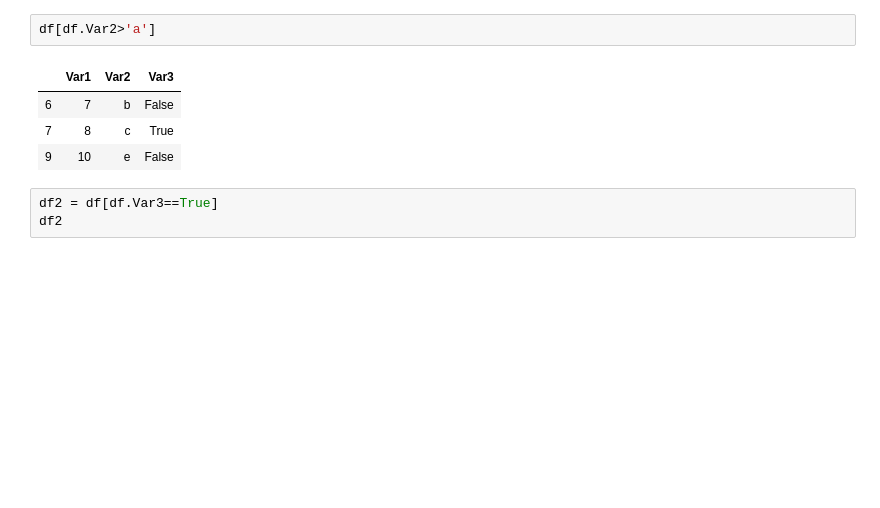
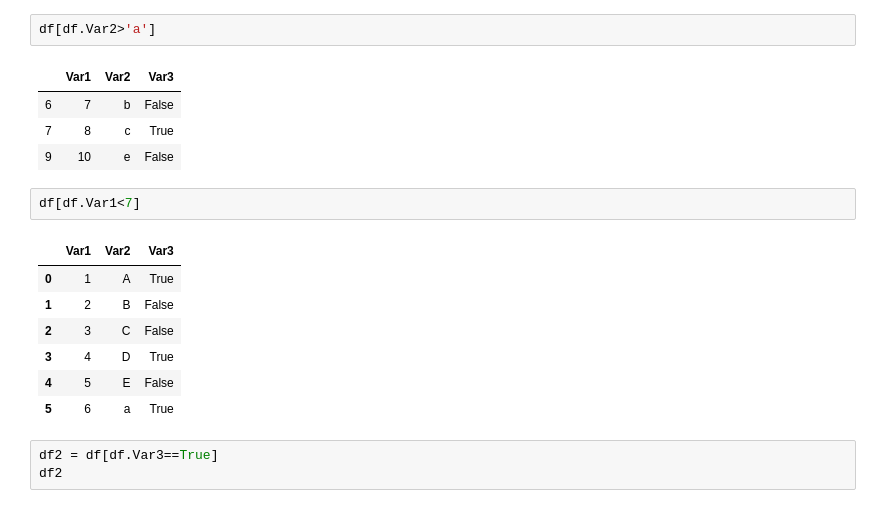
Before and after one commit to mouhadeb/DataScience, a Jupyter notebook: python/Python Intro 2a.ipynb, the cells around one changed output. Saved outputs shown, nothing was run; the diff lists cells and outputs as text; blank space fills up the shorter version.

```diff
--- a/python/Python Intro 2a.ipynb
+++ b/python/Python Intro 2a.ipynb
@@ -856,6 +875,16 @@ df[df.Var2>'a']
 | 6 | 7 | b | False |
 | 7 | 8 | c | True |
 | 9 | 10 | e | False |
+# %%
+df[df.Var1<7]
+# %% [output]
+|  | Var1 | Var2 | Var3 |
+| 0 | 1 | A | True |
+| 1 | 2 | B | False |
+| 2 | 3 | C | False |
+| 3 | 4 | D | True |
+| 4 | 5 | E | False |
+| 5 | 6 | a | True |
 # %%
 df2 = df[df.Var3==True]
 df2
```
Also changed, not shown: parts of 4 cells of this notebook, 3 other files.
